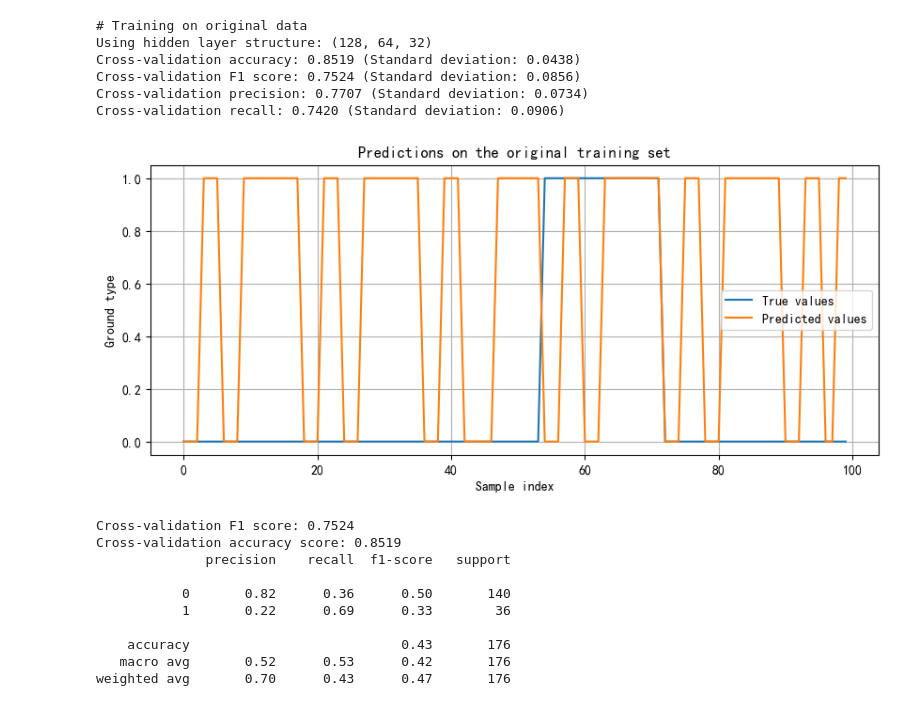
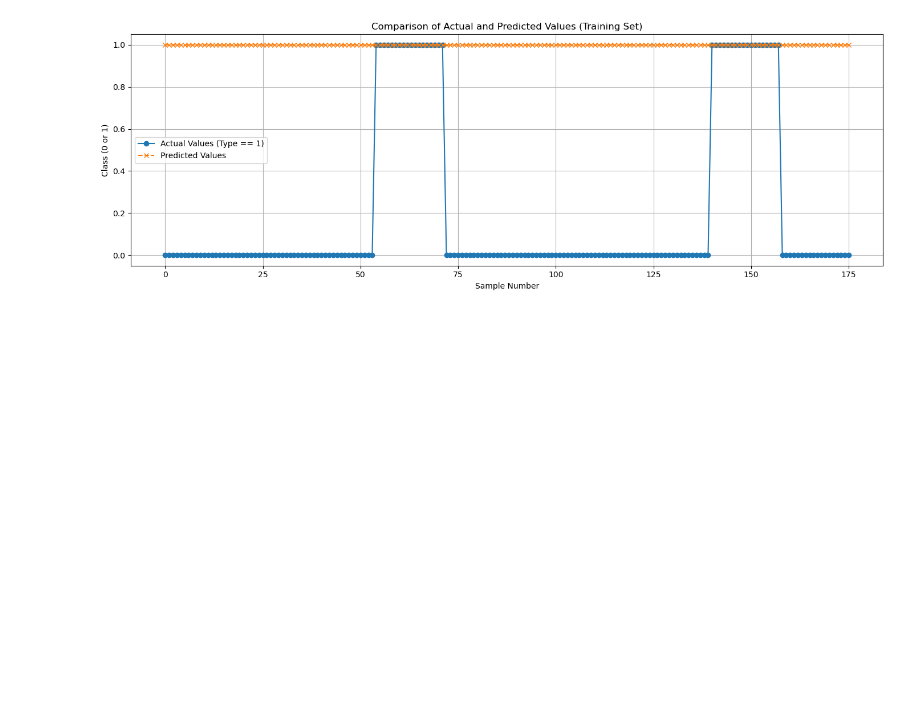
Before and after one commit to 1013003894/home, a Jupyter notebook: 24.ipynb, the cells around one changed output. Saved outputs shown, nothing was run; the diff lists cells and outputs as text; code cells hidden in the pictures; blank space fills up the shorter version.

```diff
--- a/24.ipynb
+++ b/24.ipynb
@@ -99,12 +142,17 @@ def calculate_v3_features(df):
     })
     return v3_features
 
-X_v3 = calculate_v3_features(df)
-X_test_v3 = calculate_v3_features(df_test)
+X = calculate_v3_features(df)
+X_test = calculate_v3_features(df_test)
 Y = df['Type']
 Y_test = df_test['Type']
-train_data = X_v3.copy()
+train_data = X.copy()
 train_data['Type'] = Y.values
 train_data_sorted = train_data.sort_values(by='Type').reset_index(drop=True)
 X_sorted = train_data_sorted.drop(columns='Type')
 Y_sorted = train_data_sorted['Type']
+
+# 可选：显示前几行检查
+print("X 特征维度：", X.shape)
+print("y 标签分布：\n", Y.value_counts())
+X.head()
@@ -129,42 +244,30 @@ def train_mlp(X, Y, hidden_layers=(50,), activation='relu', solver='adam', max_i
 # %%
-# === Plotting function ===
-def plot_results(y_true, y_pred, title):
-    plt.figure(figsize=(10, 4))
-    plt.plot(y_true[:100], label='True values')
-    plt.plot(y_pred[:100], label='Predicted values')
-    plt.title(title)
-    plt.xlabel("Sample index")
-    plt.ylabel("Ground type")
-    plt.legend()
-    plt.grid(True)
-    plt.show()
+# Fit and predict using the best model (e.g., best_model)
+best_model.fit(X, Y)              # Train the model
+Y_pred = best_model.predict(X)   # Predict on the training data
 
-# === 4. Training on original data ===
-print("# Training on original data")
-model_raw = train_mlp(X, Y, hidden_layers=( 128,64,32), activation='relu', solver='adam', max_iter=300)
-pred_raw = model_raw.predict(X)
-plot_results(Y.values, pred_raw, "Predictions on the original training set")
-print("Cross-validation F1 score: {:.4f}".format(cross_val_score(model_raw, X, Y, cv=3, scoring='f1_macro').mean()))
-print("Cross-validation accuracy score: {:.4f}".format(cross_val_score(model_raw, X, Y, cv=3, scoring='accuracy').mean()))
-print(classification_report(Y, pred_raw))
+# Get the total number of samples
+N = len(Y)
+
+# Plot to compare actual values and predicted values
+plt.figure(figsize=(14, 5))
+
+# Actual values (blue dots)
+plt.plot(np.arange(N), Y[:N], label='Actual Values (Type == 1)', marker='o')
+
+# Predicted values (orange crosses)
+plt.plot(np.arange(N), Y_pred[:N], label='Predicted Values', marker='x', linestyle='--')
+
+# Plot settings (all labels in English)
+plt.title('Comparison of Actual and Predicted Values (Training Set)')
+plt.xlabel('Sample Number')
+plt.ylabel('Class (0 or 1)')
+plt.legend()
+plt.grid(True)
+plt.tight_layout()
+plt.show()
 # %% [output]
-# Training on original data
-Using hidden layer structure: (128, 64, 32)
-Cross-validation accuracy: 0.8519 (Standard deviation: 0.0438)
-Cross-validation F1 score: 0.7524 (Standard deviation: 0.0856)
-Cross-validation precision: 0.7707 (Standard deviation: 0.0734)
-Cross-validation recall: 0.7420 (Standard deviation: 0.0906)
-[figure, old version]
+[figure, new version]
-Cross-validation F1 score: 0.7524
-Cross-validation accuracy score: 0.8519
-              precision    recall  f1-score   support
-
-           0       0.82      0.36      0.50       140
-           1       0.22      0.69      0.33        36
-
-    accuracy                           0.43       176
-   macro avg       0.52      0.53      0.42       176
-weighted avg       0.70      0.43      0.47       176
 # %%
 # === 5. Training on sorted data ===
 print("# Training on sorted data")
```
Also changed, not shown: parts of 17 cells of this notebook.
